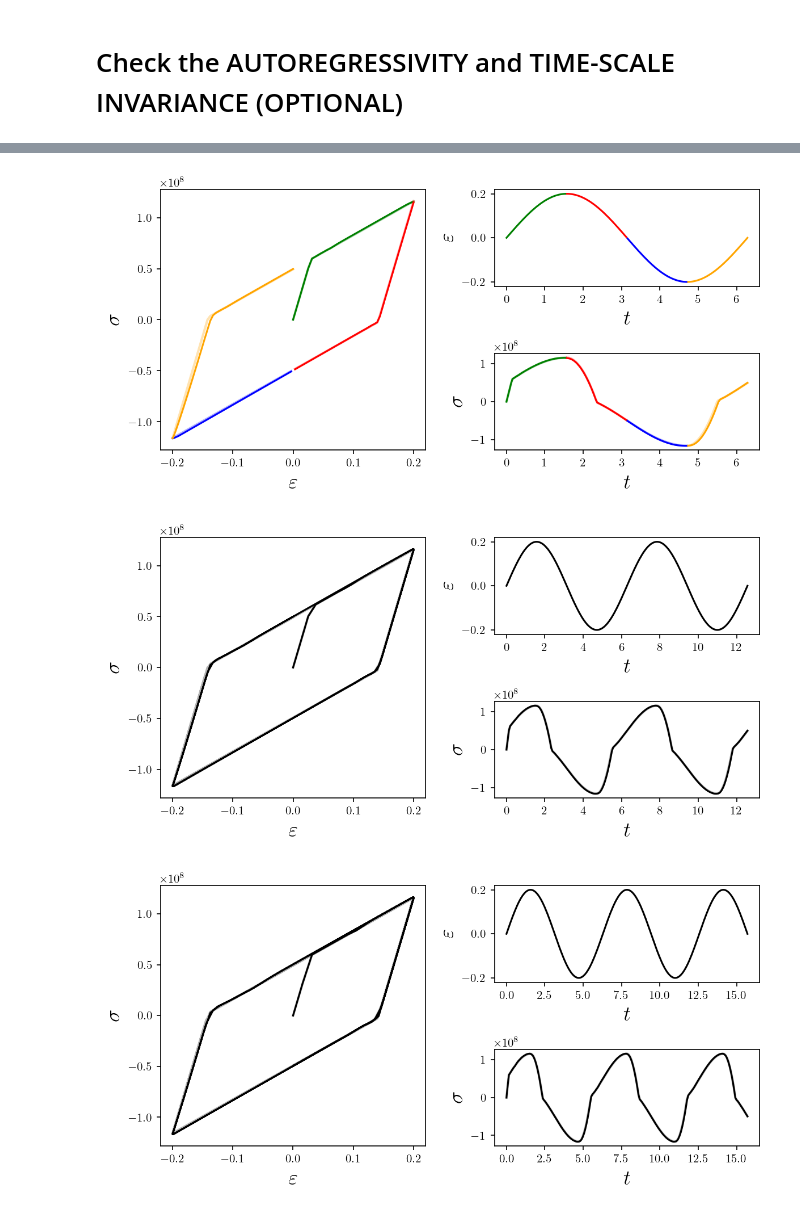
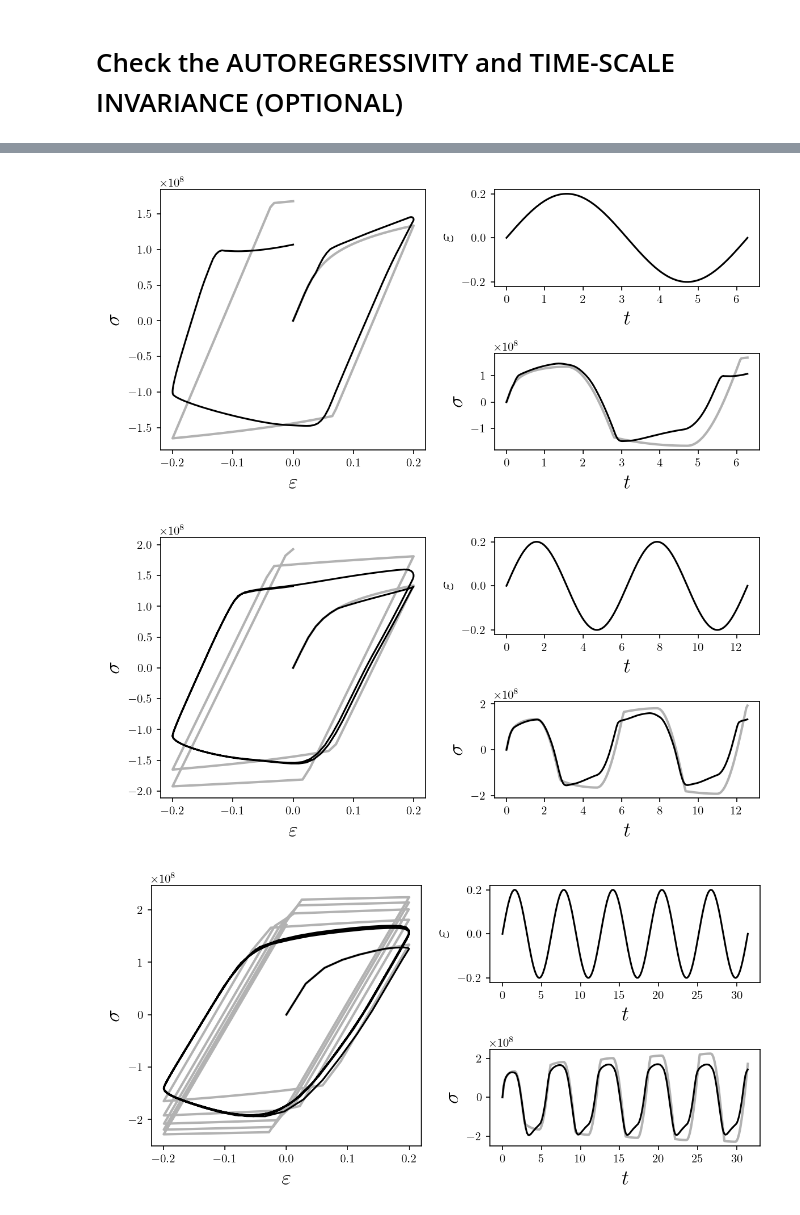
Before and after one commit to zsoca000/EP-neural-nets, a Jupyter notebook: eval.ipynb, the cells around one changed output, grey strips where cells are left out. Saved outputs shown, nothing was run; the diff lists cells and outputs as text; code cells hidden in the pictures.

Commit message:
visualization added

```diff
--- a/eval.ipynb
+++ b/eval.ipynb
@@ -5,12 +5,14 @@ plt.rcParams.update({"text.usetex": True, "font.family": "Computer Modern"})
 import numpy as np
 from data.plastic import HARDENING, materials, Y0
 from models.MLP_incr import load_model, MLP_incr
+from train import prepare_data
 import os.path as osp
 import os
 import torch
+import json
 
 def plot_response(eps, sig_true, sig_pred, t, plot_iter=[((0,1),'black')]):
-    fig = plt.figure(figsize=(8, 4),dpi=150)
+    fig = plt.figure(figsize=(8, 4),dpi=250)
     gs = GridSpec(2, 2, height_ratios=[1, 1])
     # fig.suptitle(r'', fontsize=18)
     ax1 = fig.add_subplot(gs[:, 0])
@@ -104,7 +116,7 @@ plt.show()
 # %%
 k,p,q = 7,8,3
 train_session = f'MLP_incr_rand_{k}-{p}-{q}'
-name =  'kinematic-linear'
+name =  'isotropic-swift'
 
 model_path = osp.join('metrics','models',train_session,name)
 # %%
@@ -163,17 +175,12 @@ plot_response(
     sig_true,
     sig_pred,
     t,
-    plot_iter =  [
-    ((0/4,1/4),'green'),
-    ((1/4,2/4),'red'),
-    ((2/4,3/4),'blue'),
-    ((3/4,4/4),'orange'),
-])
+)
 plt.tight_layout()
 plt.savefig(osp.join(model_path,f'sin1_N={N}.png'))
 plt.show()
 # %% [output]
-[figure, old version]
+[figure, new version]
 # %%
 N = 200
 
@@ -194,25 +201,25 @@ plt.tight_layout()
 plt.savefig(osp.join(model_path,f'sin2_N={N}.png'))
 plt.show()
 # %% [output]
-[figure, old version]
+[figure, new version]
 # %%
 N = 200
 
-t = np.linspace(0, 5*np.pi, N)
+t = np.linspace(0, 10*np.pi, N)
 eps = np.sin(t) * 0.2
 
 mat = materials[name]
 sig_true = HARDENING(eps, mat['E'],mat['dalpha'], mat['Y'])[0]
 
 model = load_model(osp.join(model_path, 'model.pth'))
 y0 = torch.tensor(sig_true[:k],dtype=torch.float).unsqueeze(0)
 u = torch.tensor(eps,dtype=torch.float).unsqueeze(0)
 sig_pred = model.predict(y0, u).detach().numpy()[0]
 
 # plot
 plot_response(eps, sig_true, sig_pred, t)
 plt.tight_layout()
 plt.savefig(osp.join(model_path,f'sin5_N={N}.png'))
 plt.show()
 # %% [output]
-[figure, old version]
+[figure, new version]
```
Also changed, not shown: parts of 8 cells of this notebook, 19 other files.
